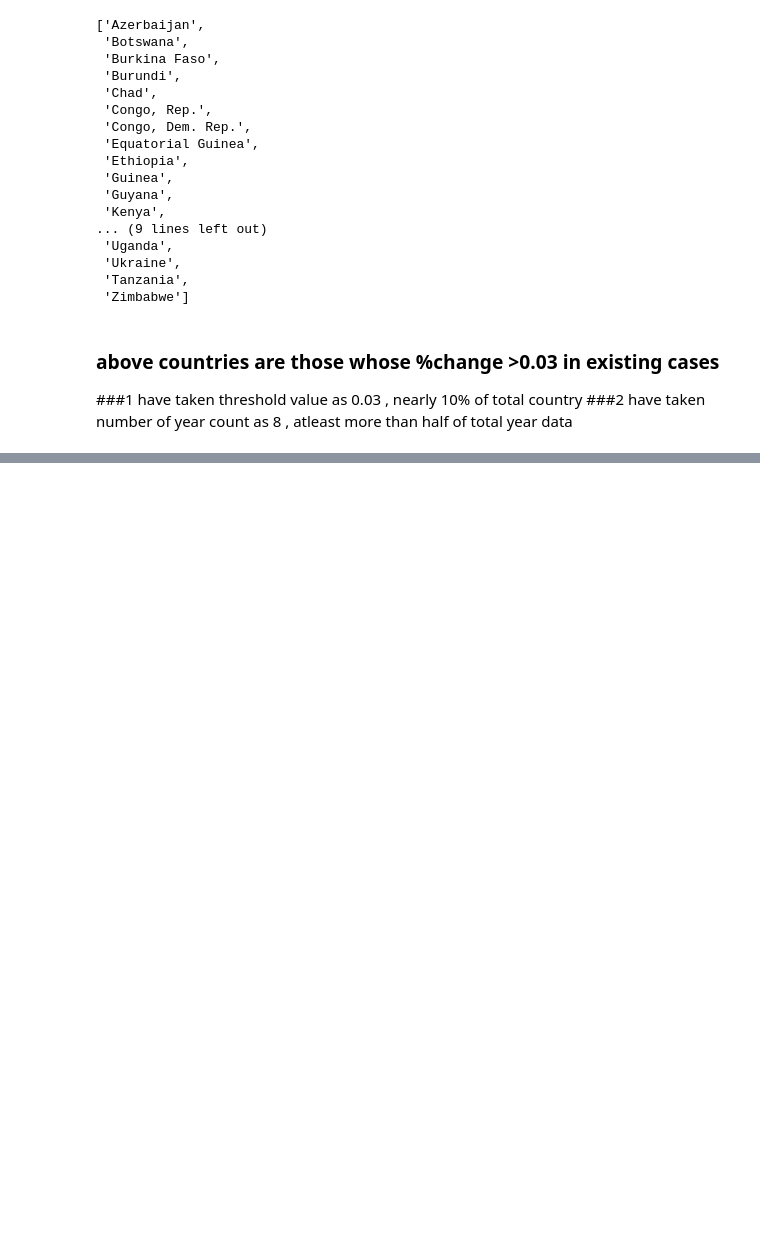
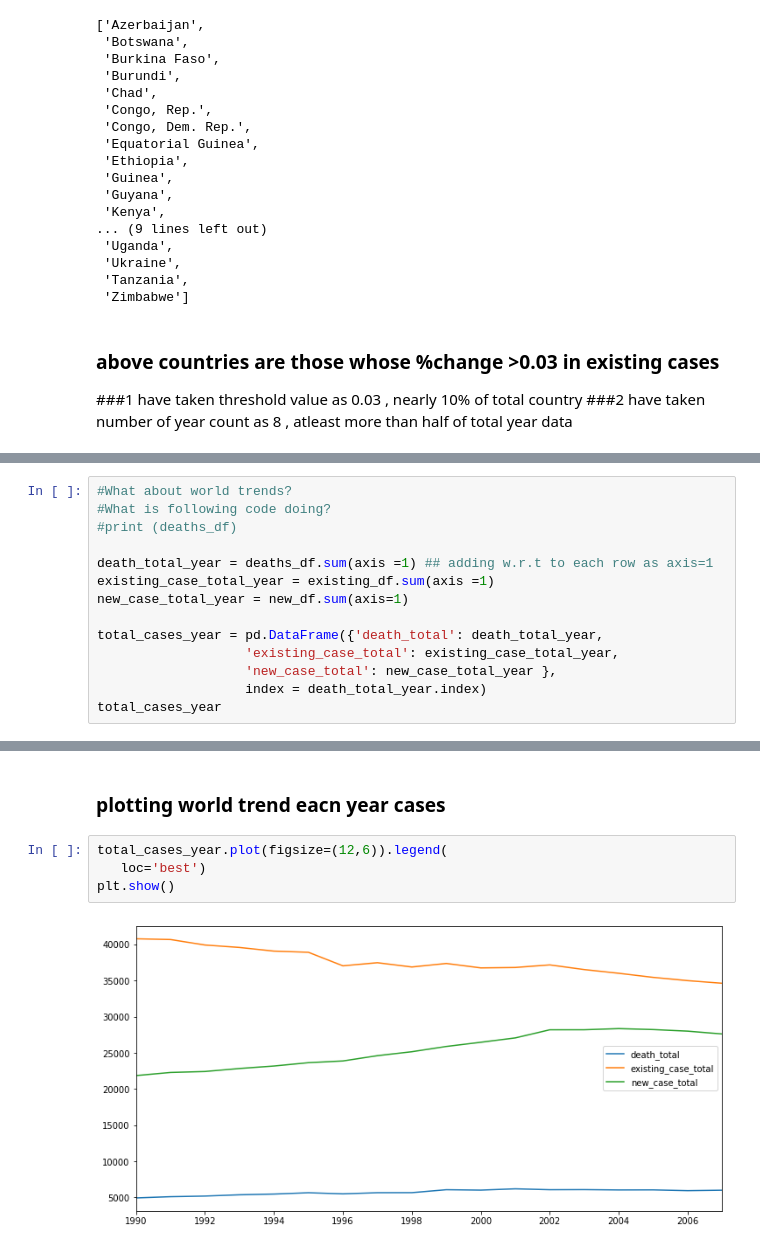
Before and after one commit to ranjeetgarodia/CaseStudy_EDA, a Jupyter notebook: CaseStudy_TB.ipynb, the cells around one changed output, grey strips where cells are left out. Saved outputs shown, nothing was run; the diff lists cells and outputs as text; blank space fills up the shorter version.

```diff
--- a/CaseStudy_TB.ipynb
+++ b/CaseStudy_TB.ipynb
@@ -228,0 +256,14 @@ above are the countries for whom %change >0.03 in the recent years :: 35
+# %%
+#What about world trends?
+#What is following code doing?
+#print (deaths_df)
+
+death_total_year = deaths_df.sum(axis =1) ## adding w.r.t to each row as axis=1
+existing_case_total_year = existing_df.sum(axis =1)
+new_case_total_year = new_df.sum(axis=1)
+
+total_cases_year = pd.DataFrame({'death_total': death_total_year,
+                   'existing_case_total': existing_case_total_year,
+                   'new_case_total': new_case_total_year },
+                   index = death_total_year.index)
+total_cases_year
@@ -228,0 +288,8 @@ above are the countries for whom %change >0.03 in the recent years :: 35
+# %% [markdown]
+### plotting world trend eacn year cases
+# %%
+total_cases_year.plot(figsize=(12,6)).legend(
+   loc='best')
+plt.show()
+# %% [output]
+[figure, added]
```
Also changed, not shown: parts of 19 cells of this notebook.
